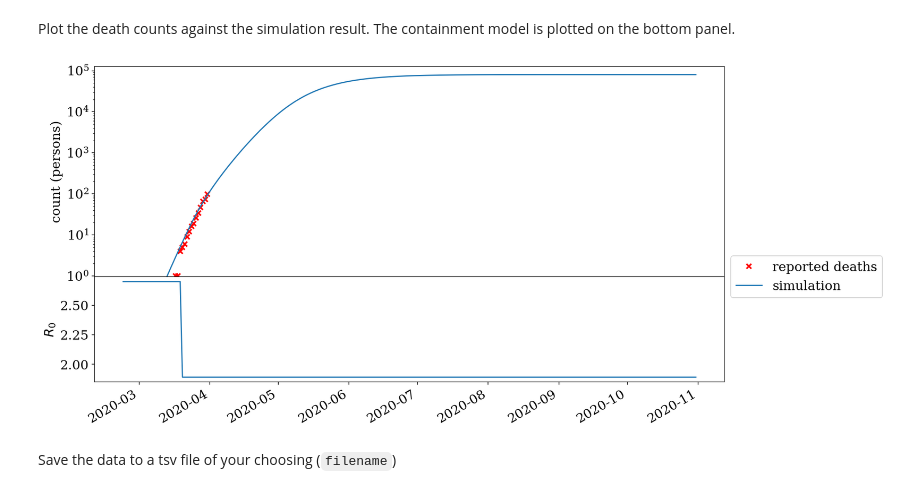
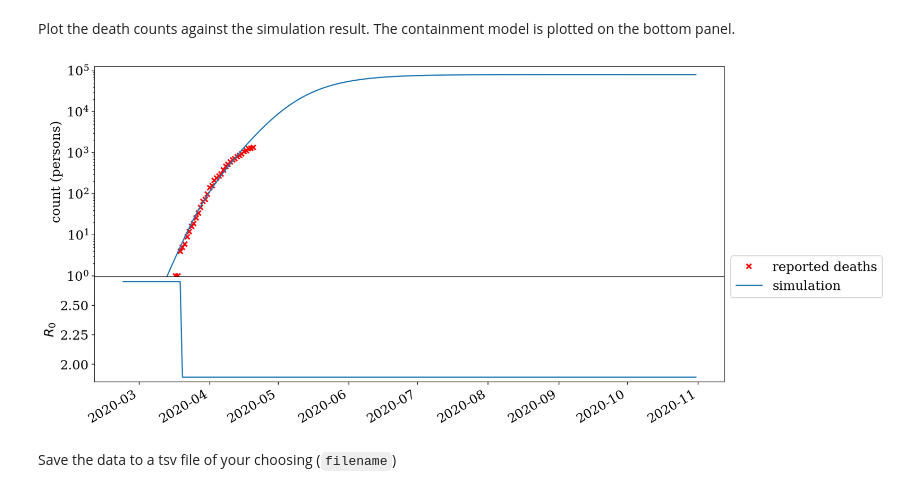
Before and after one commit to uiuc-covid19-modeling/pydemic, a Jupyter notebook: examples/neher-scenarios.ipynb, the cells around one changed output. Saved outputs shown, nothing was run; the diff lists cells and outputs as text; code cells hidden in the pictures.

```diff
--- a/examples/neher-scenarios.ipynb
+++ b/examples/neher-scenarios.ipynb
@@ -4,13 +4,19 @@
 import required modules and classes
 # %%
 import numpy as np
-from pydemic import (PopulationModel, AgeDistribution, SeverityModel,
-                     EpidemiologyModel, ContainmentModel, date_to_ms)
-from pydemic.models import NeherModelSimulation
+from pydemic.models.neher import (
+    PopulationModel, AgeDistribution, SeverityModel,
+    EpidemiologyModel, ContainmentModel, NeherModelSimulation
+)
+from pydemic import date_to_ms
 import matplotlib.pyplot as plt
 import matplotlib.dates as mdates
 plt.rcParams['font.family'] = [u'serif']
 plt.rcParams['font.size'] = 16
+
+def days_to_dates(days):
+    from datetime import datetime, timedelta
+    return [datetime(2020, 1, 1) + timedelta(float(x)) for x in days]
 # %% [markdown]
 Load and modify a population model:
 # %%
@@ -133,11 +140,6 @@ plot_compartments = ['infectious',
  'susceptible']
 # %%
 fig, ax = plt.subplots(figsize=(10, 8))
-
-def days_to_dates(days):
-    from datetime import datetime
-    from pydemic import date_from
-    return [datetime(*date_from(x)) for x in days]
 
 # loop over compartment names (sim.compartments)
 for name in plot_compartments:
@@ -161,45 +163,41 @@ ax.set_ylabel('count (persons)');
 Load current case data to compare the model to the actual death counts:
 # %%
 # load reported data
-from pydemic.load import get_case_data
-cases = get_case_data("USA-Illinois")
+from pydemic.data import united_states
+cases = united_states.get_case_data("Illinois")
 # %% [markdown]
 Plot the death counts against the simulation result.
 The containment model is plotted on the bottom panel.
 # %%
 fig = plt.figure(figsize=(14, 8))
 
 import matplotlib.gridspec as gridspec
 gspec = gridspec.GridSpec(ncols=1, nrows=3, figure=fig)
 ax = [fig.add_subplot(gspec[:2,0]), fig.add_subplot(gspec[2,0])]
 
-def days_to_dates(days):
-    from datetime import datetime, timedelta
-    return [datetime(2020, 1, 1) + timedelta(x) for x in days]
-
-ax[0].semilogy(days_to_dates(cases.dates), cases.deaths,
+ax[0].semilogy(days_to_dates(cases.t), cases.y['dead'],
             'x', c='r', ms=6, markeredgewidth=2,
             label='reported deaths')
 
 ax[0].semilogy(days_to_dates(result.t), result.y['dead'].sum(axis=-1),
             '-', linewidth=1.5, label='simulation')
 
 ax[1].plot(days_to_dates(result.t), 2.7 * containment(result.t),
             '-', linewidth=1.5)
 
 ax[0].set_ylabel("count (persons)")
 ax[1].set_ylabel(r'$R_0$')
 # ax.set_xlabel("date")
 ax[0].set_ylim(.95, .5 * ax[0].get_ylim()[1])
 ax[0].legend(bbox_to_anchor=(1, 0), loc='center left')
 
 import matplotlib.dates as mdates
 ax[0].xaxis.set_major_formatter(mdates.DateFormatter('%m/%d'))
 fig.autofmt_xdate()
 fig.subplots_adjust(hspace=0, wspace=0)
 # fig.savefig('neher_best_fit.png')
 # %% [output]
-[figure, old version]
+[figure, new version]
 # %% [markdown]
 Save the data to a tsv file of your choosing (`filename`)
 # %%
```
Also changed, not shown: parts of 4 cells of this notebook, 12 other files.
